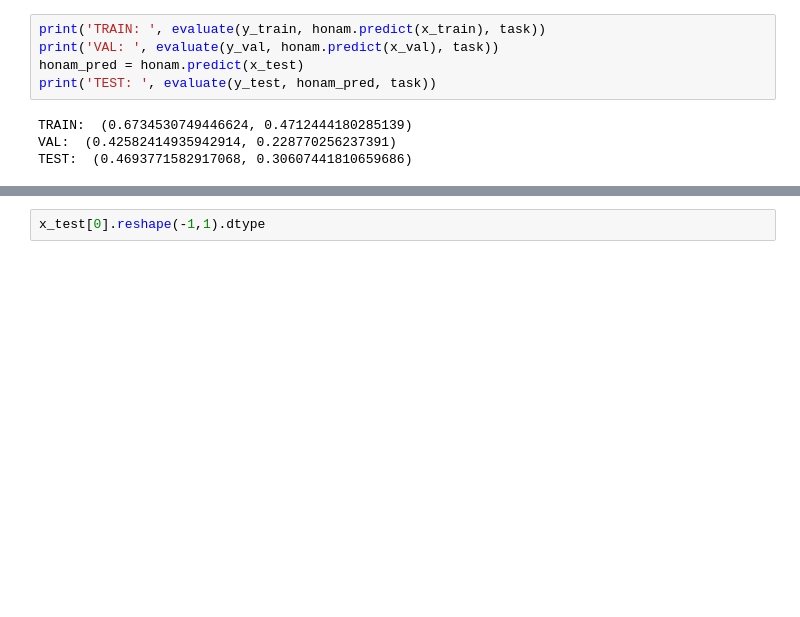
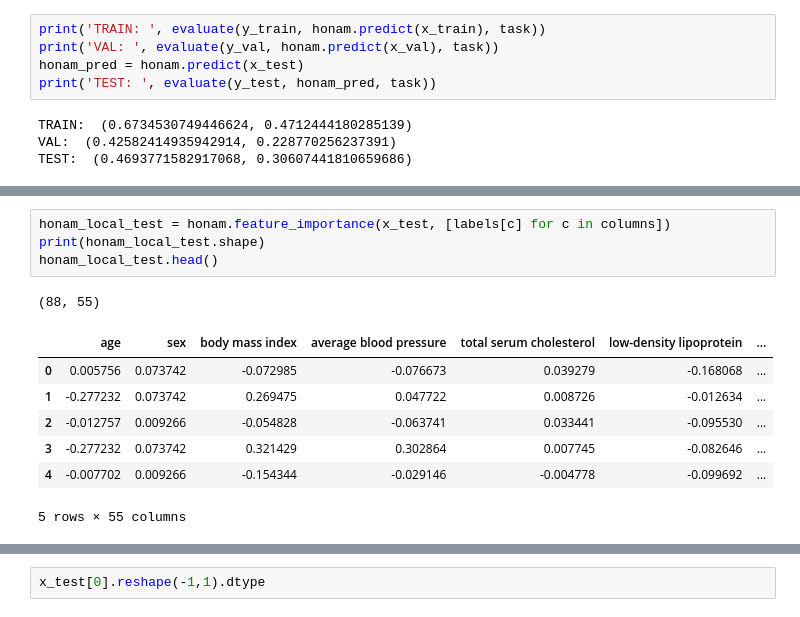
Before and after one commit to keensam04/HONAM, a Jupyter notebook: diabetes_progression.ipynb, the cells around one changed output, grey strips where cells are left out. Drawn from its saved outputs; the diff is of its cells as text; blank space fills up the shorter version.

```diff
--- a/diabetes_progression.ipynb
+++ b/diabetes_progression.ipynb
@@ -823,0 +873,13 @@ TEST:  (0.4693771582917068, 0.30607441810659686)
+# %%
+honam_local_test = honam.feature_importance(x_test, [labels[c] for c in columns])
+print(honam_local_test.shape)
+honam_local_test.head()
+# %% [output]
+(88, 55)
+|  | age | sex | body mass index | average blood pressure | total serum cholesterol | low-density lipoprotein | ... |
+| 0 | 0.005756 | 0.073742 | -0.072985 | -0.076673 | 0.039279 | -0.168068 | ... |
+| 1 | -0.277232 | 0.073742 | 0.269475 | 0.047722 | 0.008726 | -0.012634 | ... |
+| 2 | -0.012757 | 0.009266 | -0.054828 | -0.063741 | 0.033441 | -0.095530 | ... |
+| 3 | -0.277232 | 0.073742 | 0.321429 | 0.302864 | 0.007745 | -0.082646 | ... |
+| 4 | -0.007702 | 0.009266 | -0.154344 | -0.029146 | -0.004778 | -0.099692 | ... |
+5 rows × 55 columns
```
Also changed, not shown: parts of 9 cells of this notebook.
